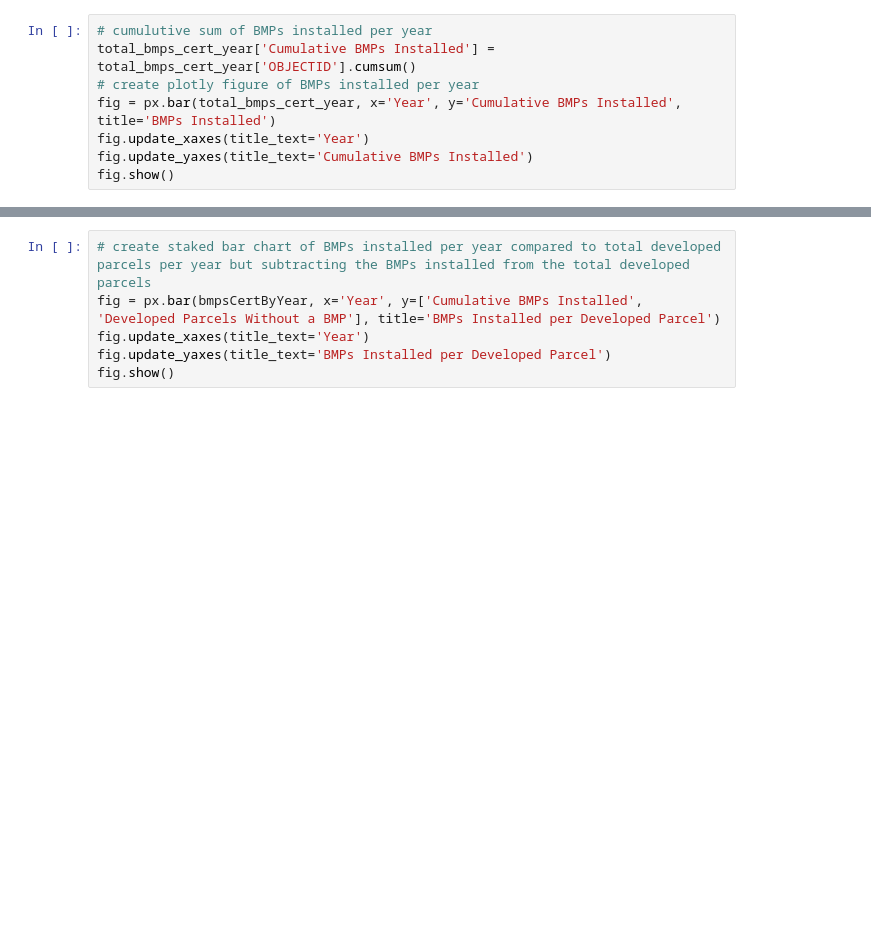
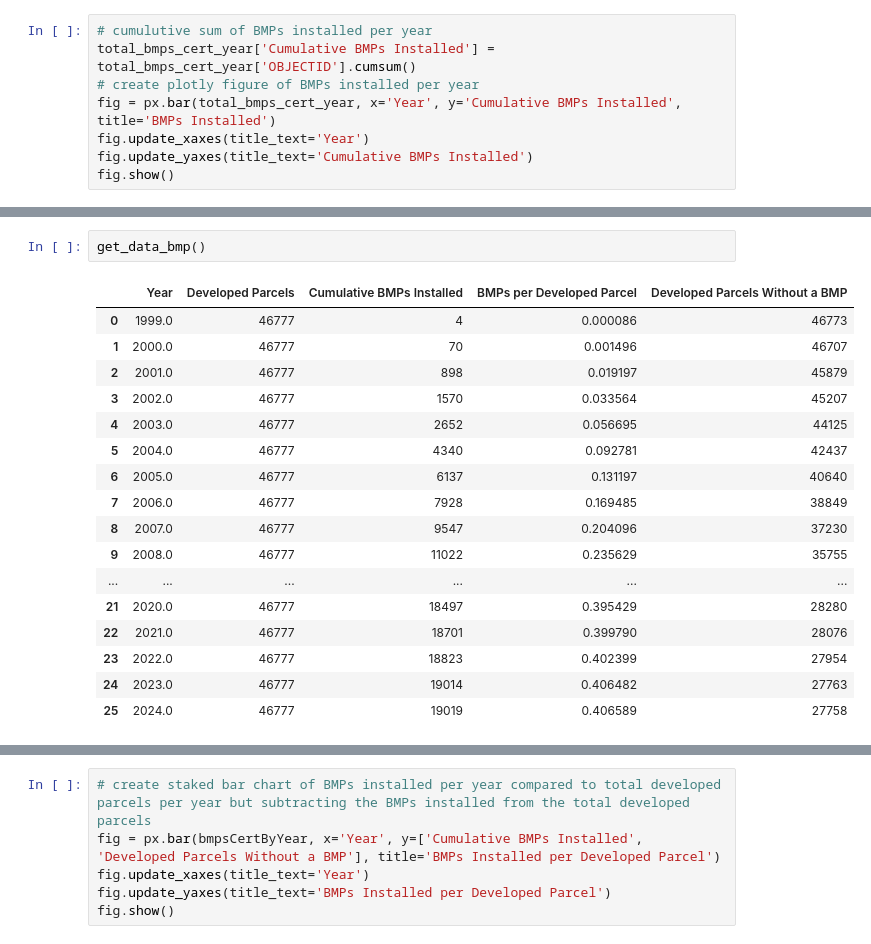
Before and after one commit to trpa-agency/ClimateResilienceDashboard, a Jupyter notebook: data_engineering.ipynb, the cells around one changed output, grey strips where cells are left out. Cells and saved outputs as stored; diff of their text form; blank space fills up the shorter version.

```diff
--- a/data_engineering.ipynb
+++ b/data_engineering.ipynb
@@ -660,0 +703,20 @@ fig.show()
+# %%
+get_data_bmp()
+# %% [output]
+|  | Year | Developed Parcels | Cumulative BMPs Installed | BMPs per Developed Parcel | Developed Parcels Without a BMP |
+| 0 | 1999.0 | 46777 | 4 | 0.000086 | 46773 |
+| 1 | 2000.0 | 46777 | 70 | 0.001496 | 46707 |
+| 2 | 2001.0 | 46777 | 898 | 0.019197 | 45879 |
+| 3 | 2002.0 | 46777 | 1570 | 0.033564 | 45207 |
+| 4 | 2003.0 | 46777 | 2652 | 0.056695 | 44125 |
+| 5 | 2004.0 | 46777 | 4340 | 0.092781 | 42437 |
+| 6 | 2005.0 | 46777 | 6137 | 0.131197 | 40640 |
+| 7 | 2006.0 | 46777 | 7928 | 0.169485 | 38849 |
+| 8 | 2007.0 | 46777 | 9547 | 0.204096 | 37230 |
+| 9 | 2008.0 | 46777 | 11022 | 0.235629 | 35755 |
+| ... | ... | ... | ... | ... | ... |
+| 21 | 2020.0 | 46777 | 18497 | 0.395429 | 28280 |
+| 22 | 2021.0 | 46777 | 18701 | 0.399790 | 28076 |
+| 23 | 2022.0 | 46777 | 18823 | 0.402399 | 27954 |
+| 24 | 2023.0 | 46777 | 19014 | 0.406482 | 27763 |
+| 25 | 2024.0 | 46777 | 19019 | 0.406589 | 27758 |
```
Also changed, not shown: parts of 8 cells of this notebook, 3 other files.
